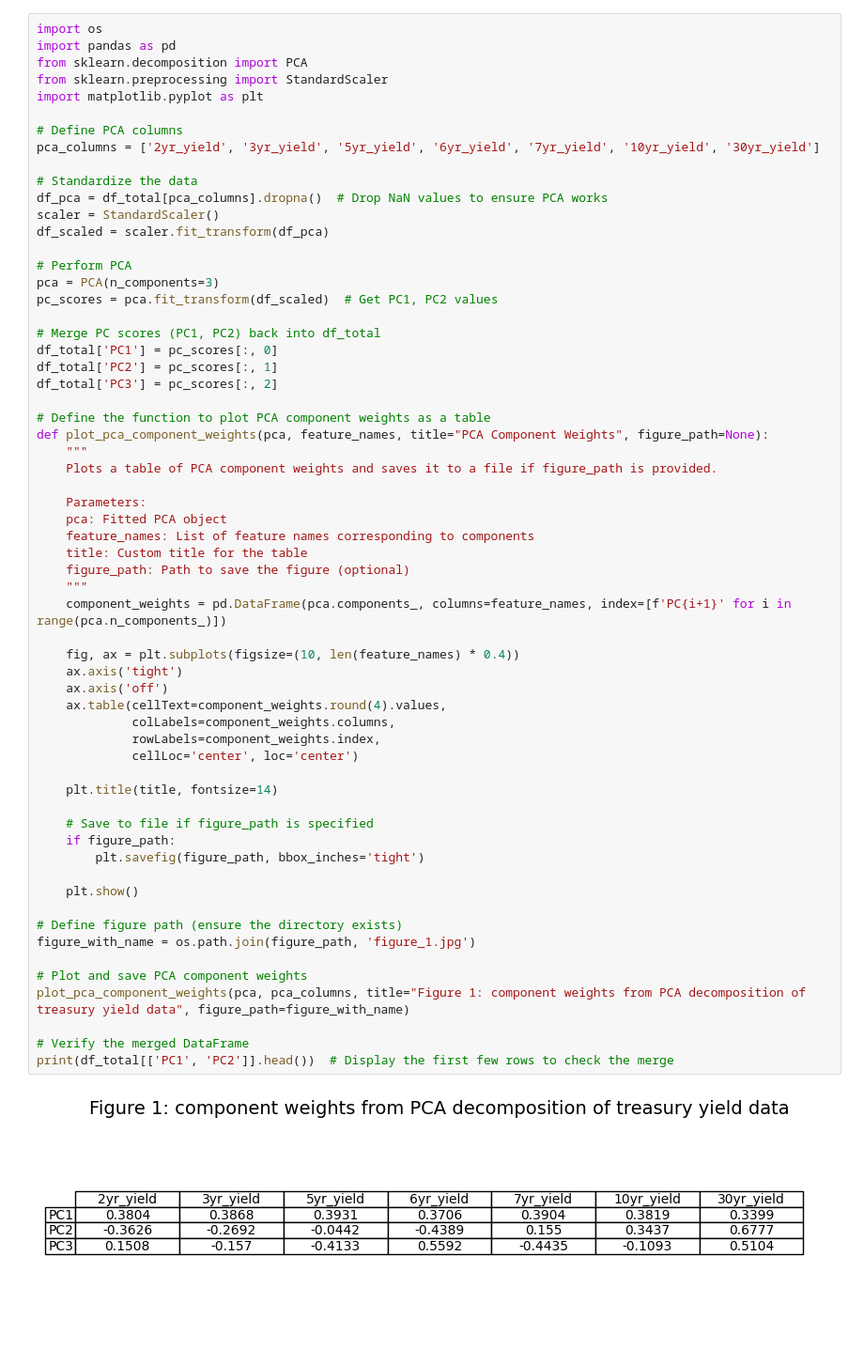
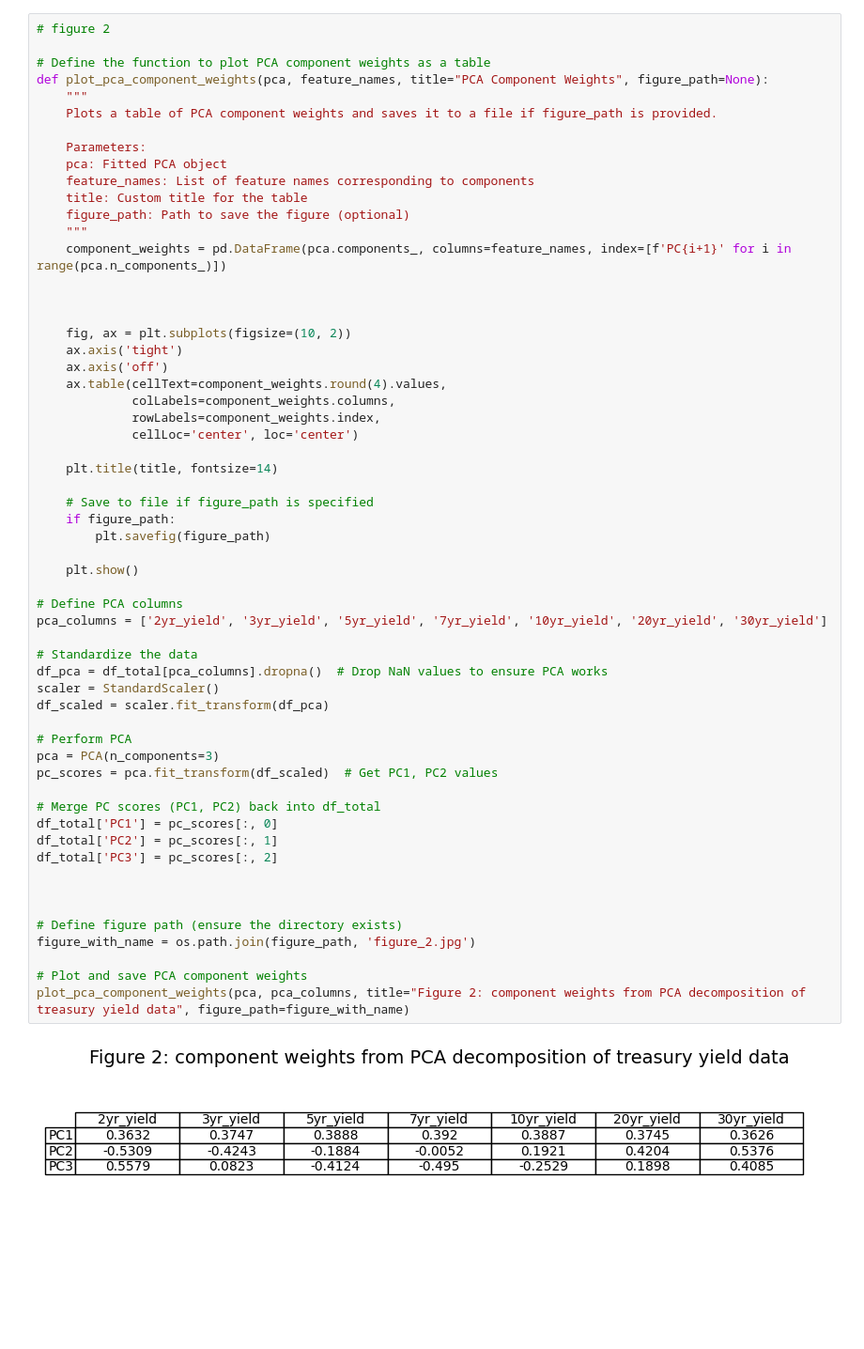
Before and after one commit to ALILODHI-cloud/UVAmacro, a Jupyter notebook: post_4/analysis.ipynb, the cells around one changed output. Shown at 94% size. Cells and saved outputs as stored; diff of their text form; blank space fills up the shorter version.

```diff
--- a/post_4/analysis.ipynb
+++ b/post_4/analysis.ipynb
@@ -110,63 +72,60 @@ Index(['Date', 'spy', 'move_index', '5yr_yield', '3yr_swap_rate',
 # %%
-import os
-import pandas as pd
-from sklearn.decomposition import PCA
-from sklearn.preprocessing import StandardScaler
-import matplotlib.pyplot as plt
+# figure 2
+
+# Define the function to plot PCA component weights as a table
+def plot_pca_component_weights(pca, feature_names, title="PCA Component Weights", figure_path=None):
+    """
+    Plots a table of PCA component weights and saves it to a file if figure_path is provided.
+
+    Parameters:
+    pca: Fitted PCA object
+    feature_names: List of feature names corresponding to components
+    title: Custom title for the table
+    figure_path: Path to save the figure (optional)
+    """
+    component_weights = pd.DataFrame(pca.components_, columns=feature_names, index=[f'PC{i+1}' for i in range(pca.n_components_)])
+
+
+
+    fig, ax = plt.subplots(figsize=(10, 2))
+    ax.axis('tight')
+    ax.axis('off')
+    ax.table(cellText=component_weights.round(4).values,
+             colLabels=component_weights.columns,
+             rowLabels=component_weights.index,
+             cellLoc='center', loc='center')
+
+    plt.title(title, fontsize=14)
+
+    # Save to file if figure_path is specified
+    if figure_path:
+        plt.savefig(figure_path)
+
+    plt.show()
 
 # Define PCA columns
-pca_columns = ['2yr_yield', '3yr_yield', '5yr_yield', '6yr_yield', '7yr_yield', '10yr_yield', '30yr_yield']
+pca_columns = ['2yr_yield', '3yr_yield', '5yr_yield', '7yr_yield', '10yr_yield', '20yr_yield', '30yr_yield']
 
 # Standardize the data
 df_pca = df_total[pca_columns].dropna()  # Drop NaN values to ensure PCA works
 scaler = StandardScaler()
 df_scaled = scaler.fit_transform(df_pca)
 
 # Perform PCA
 pca = PCA(n_components=3)
 pc_scores = pca.fit_transform(df_scaled)  # Get PC1, PC2 values
 
 # Merge PC scores (PC1, PC2) back into df_total
 df_total['PC1'] = pc_scores[:, 0]
 df_total['PC2'] = pc_scores[:, 1]
 df_total['PC3'] = pc_scores[:, 2]
 
-# Define the function to plot PCA component weights as a table
-def plot_pca_component_weights(pca, feature_names, title="PCA Component Weights", figure_path=None):
-    """
-    Plots a table of PCA component weights and saves it to a file if figure_path is provided.
 
-    Parameters:
-    pca: Fitted PCA object
-    feature_names: List of feature names corresponding to components
-    title: Custom title for the table
-    figure_path: Path to save the figure (optional)
-    """
-    component_weights = pd.DataFrame(pca.components_, columns=feature_names, index=[f'PC{i+1}' for i in range(pca.n_components_)])
-
-    fig, ax = plt.subplots(figsize=(10, len(feature_names) * 0.4))
-    ax.axis('tight')
-    ax.axis('off')
-    ax.table(cellText=component_weights.round(4).values,
-             colLabels=component_weights.columns,
-             rowLabels=component_weights.index,
-             cellLoc='center', loc='center')
-
-    plt.title(title, fontsize=14)
-
-    # Save to file if figure_path is specified
-    if figure_path:
-        plt.savefig(figure_path, bbox_inches='tight')
-
-    plt.show()
 
 # Define figure path (ensure the directory exists)
-figure_with_name = os.path.join(figure_path, 'figure_1.jpg')
+figure_with_name = os.path.join(figure_path, 'figure_2.jpg')
 
 # Plot and save PCA component weights
-plot_pca_component_weights(pca, pca_columns, title="Figure 1: component weights from PCA decomposition of treasury yield data", figure_path=figure_with_name)
-
-# Verify the merged DataFrame
-print(df_total[['PC1', 'PC2']].head())  # Display the first few rows to check the merge
+plot_pca_component_weights(pca, pca_columns, title="Figure 2: component weights from PCA decomposition of treasury yield data", figure_path=figure_with_name)
 # %% [output]
-[figure, old version]
+[figure, new version]
```
Also changed, not shown: parts of 12 cells of this notebook.
